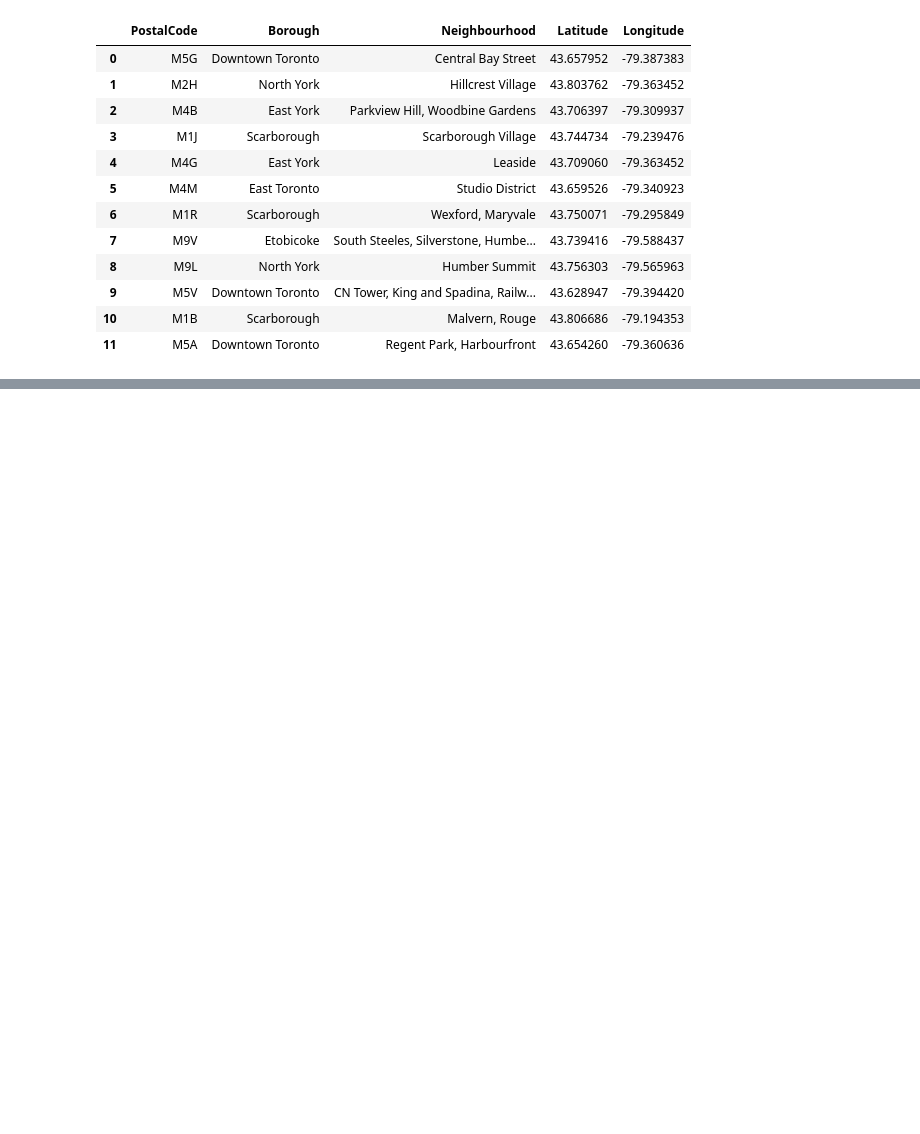
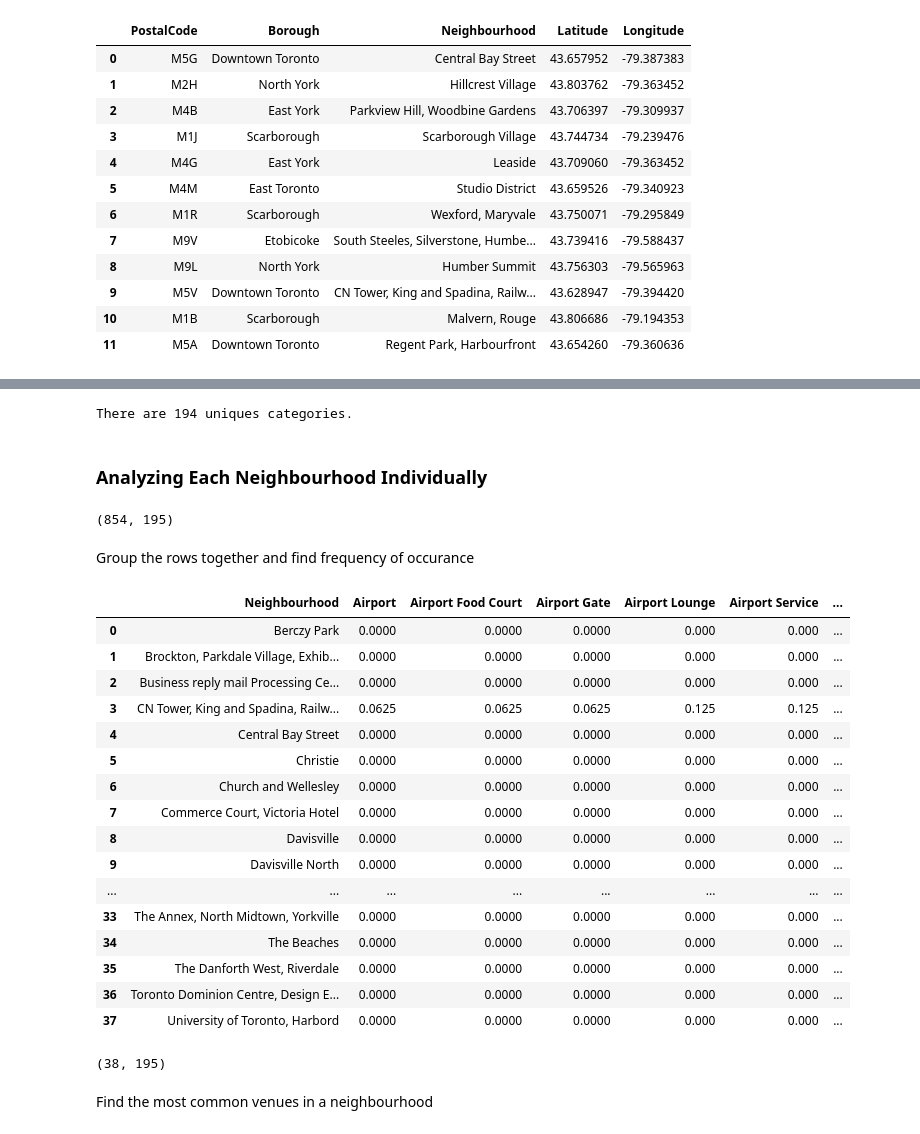
Before and after one commit to kvan1231/Coursera_Capstone, a Jupyter notebook: Week3/Assignment/P3_Toronto_Explore.ipynb, the cells around one changed output, grey strips where cells are left out. Drawn from its saved outputs; the diff is of its cells as text; code cells hidden in the pictures; blank space fills up the shorter version.

```diff
--- a/Week3/Assignment/P3_Toronto_Explore.ipynb
+++ b/Week3/Assignment/P3_Toronto_Explore.ipynb
@@ -238,0 +311,16 @@ test_geo_df
+# %%
+map_toronto = folium.Map(location=[latitude, longitude], zoom_start=11)
+for lat, lng, borough, neighbourhood in zip(limited_tor_sorted['Latitude'], limited_tor_sorted['Longitude'],
+                                            limited_tor_sorted['Borough'], limited_tor_sorted['Neighbourhood']):
+    label = '{}, {}'.format(neighbourhood, borough)
+    label = folium.Popup(label, parse_html=True)
+    folium.CircleMarker(
+        [lat, lng],
+        radius=4,
+        popup=label,
+        color='blue',
+        fill=True,
+        fill_color='#87cefa',
+        fill_opacity=0.5,
+        parse_html=False).add_to(map_toronto)
+map_toronto
@@ -238,0 +331,9 @@ test_geo_df
+# %%
+CLIENT_ID = '1V3MBOSJQ4SLTJ3NQ51S5S5XXMSOTQHDFK5ZJZW5LG35IBHF' # your Foursquare ID
+CLIENT_SECRET = 'PZJXYDGGFAZB4BUCZIWK4DEMD45C03UL4NZ24M5CGM1Z04MF' # your Foursquare Secret
+VERSION = '20210302' # Foursquare API version
+LIMIT = 30
+
+print('Your credentails:')
+print('CLIENT_ID: ' + CLIENT_ID)
+print('CLIENT_SECRET:' + CLIENT_SECRET)
@@ -238,0 +386,5 @@ test_geo_df
+# %%
+toronto_data = limited_tor_sorted
+toronto_venues = getNearbyVenues(names=toronto_data['Neighbourhood'],
+                                 latitudes=toronto_data['Latitude'],
+                                 longitudes=toronto_data['Longitude'])
@@ -238,0 +441,49 @@ test_geo_df
+# %%
+print('There are {} uniques categories.'.format(len(toronto_venues['Venue Category'].unique())))
+# %% [output]
+There are 194 uniques categories.
+# %% [markdown]
+### Analyzing Each Neighbourhood Individually
+# %%
+# one hot encoding
+toronto_onehot = pd.get_dummies(toronto_venues[['Venue Category']], prefix="", prefix_sep="")
+
+# add neighborhood column back to dataframe
+toronto_onehot['Neighbourhood'] = toronto_venues['Neighbourhood']
+
+# move neighborhood column to the first column
+fixed_columns = [toronto_onehot.columns[-1]] + list(toronto_onehot.columns[:-1])
+toronto_onehot = toronto_onehot[fixed_columns]
+
+toronto_onehot.shape
+# %% [output]
+(854, 195)
+# %% [markdown]
+Group the rows together and find frequency of occurance
+# %%
+toronto_grouped = toronto_onehot.groupby('Neighbourhood').mean().reset_index()
+toronto_grouped
+# %% [output]
+|  | Neighbourhood | Airport | Airport Food Court | Airport Gate | Airport Lounge | Airport Service | ... |
+| 0 | Berczy Park | 0.0000 | 0.0000 | 0.0000 | 0.000 | 0.000 | ... |
+| 1 | Brockton, Parkdale Village, Exhib... | 0.0000 | 0.0000 | 0.0000 | 0.000 | 0.000 | ... |
+| 2 | Business reply mail Processing Ce... | 0.0000 | 0.0000 | 0.0000 | 0.000 | 0.000 | ... |
+| 3 | CN Tower, King and Spadina, Railw... | 0.0625 | 0.0625 | 0.0625 | 0.125 | 0.125 | ... |
+| 4 | Central Bay Street | 0.0000 | 0.0000 | 0.0000 | 0.000 | 0.000 | ... |
+| 5 | Christie | 0.0000 | 0.0000 | 0.0000 | 0.000 | 0.000 | ... |
+| 6 | Church and Wellesley | 0.0000 | 0.0000 | 0.0000 | 0.000 | 0.000 | ... |
+| 7 | Commerce Court, Victoria Hotel | 0.0000 | 0.0000 | 0.0000 | 0.000 | 0.000 | ... |
+| 8 | Davisville | 0.0000 | 0.0000 | 0.0000 | 0.000 | 0.000 | ... |
+| 9 | Davisville North | 0.0000 | 0.0000 | 0.0000 | 0.000 | 0.000 | ... |
+| ... | ... | ... | ... | ... | ... | ... | ... |
+| 33 | The Annex, North Midtown, Yorkville | 0.0000 | 0.0000 | 0.0000 | 0.000 | 0.000 | ... |
+| 34 | The Beaches | 0.0000 | 0.0000 | 0.0000 | 0.000 | 0.000 | ... |
+| 35 | The Danforth West, Riverdale | 0.0000 | 0.0000 | 0.0000 | 0.000 | 0.000 | ... |
+| 36 | Toronto Dominion Centre, Design E... | 0.0000 | 0.0000 | 0.0000 | 0.000 | 0.000 | ... |
+| 37 | University of Toronto, Harbord | 0.0000 | 0.0000 | 0.0000 | 0.000 | 0.000 | ... |
+# %%
+toronto_grouped.shape
+# %% [output]
+(38, 195)
+# %% [markdown]
+Find the most common venues in a neighbourhood
```
Also changed, not shown: parts of 39 cells of this notebook.
